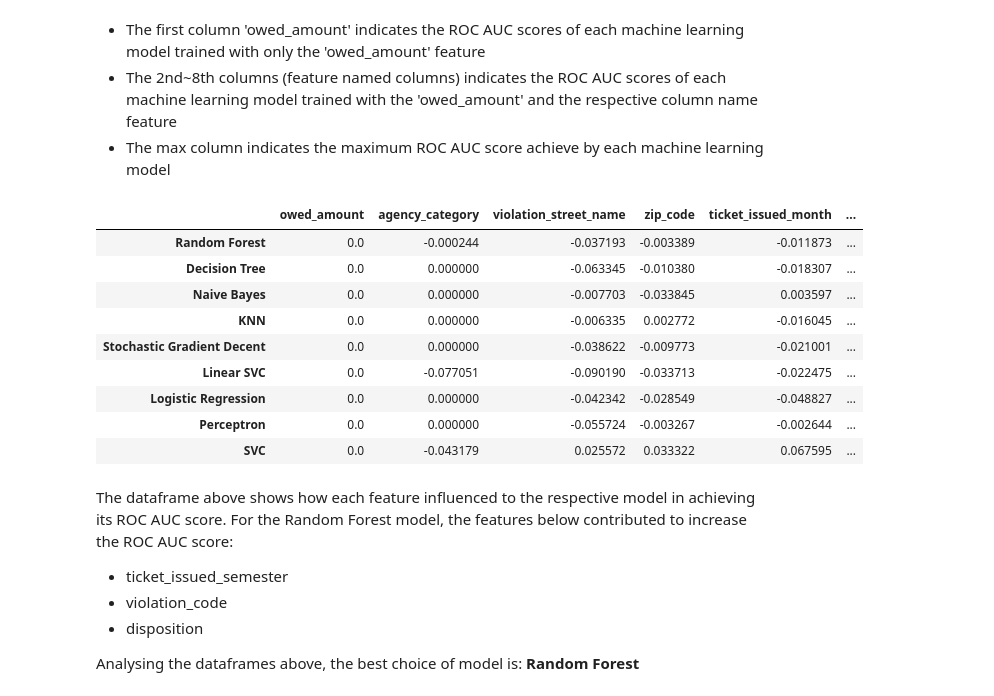
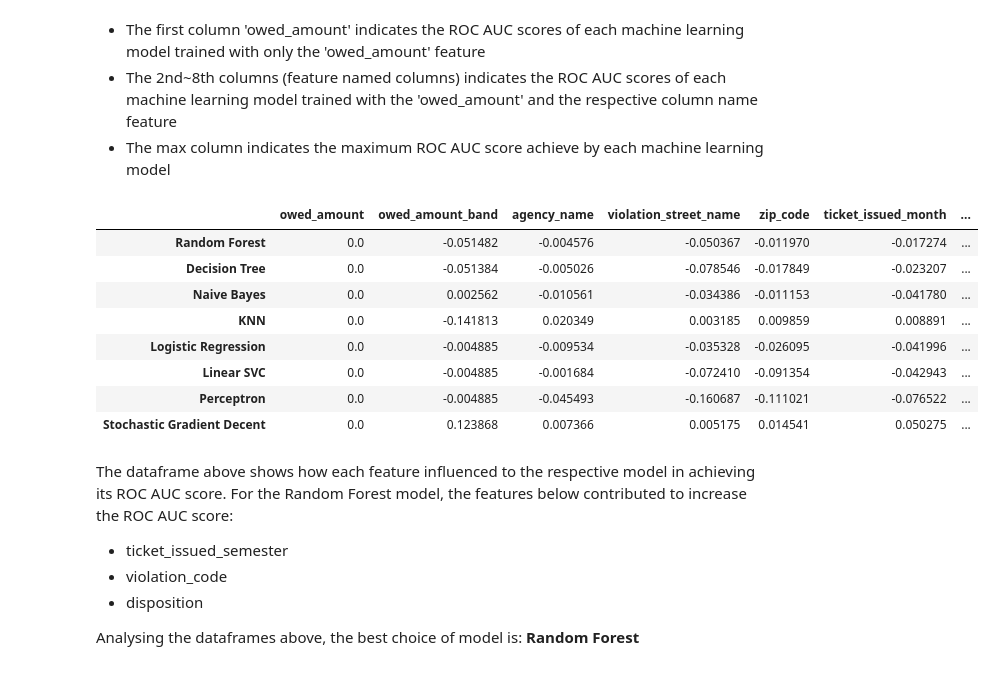
Before and after one commit to henriqueumeda/Property-Maintenance-Blight-Ticket-Fines, a Jupyter notebook: Property Maintenance Blight Ticket Fines.ipynb, the cells around one changed output. Drawn from its saved outputs; the diff is of its cells as text; code cells hidden in the pictures.

```diff
--- a/Property Maintenance Blight Ticket Fines.ipynb
+++ b/Property Maintenance Blight Ticket Fines.ipynb
@@ -1254,0 +1579,11 @@ for key, value in cols.items():
+# %%
+# Start counting time
+start = time.perf_counter()
+
+perceptron_scores = {}
+for key, value in cols.items():
+    perceptron_scores[key] = blight_model(df_train, model=models['perceptron'], columns=value, cross_val=True)
+
+# Compute time for executing each algo
+run = time.perf_counter() - start
+print('Computational runtime of {} algorithm: {:.2f} seconds'.format('Perceptron', run))
@@ -1287,4 +1606,11 @@ def blight_SGDC_model(columns = ['owed_amount'], cross_val=False):
-# %%
-sgdc_scores = {}
-for key, value in cols.items():
-    sgdc_scores[key] = blight_SGDC_model(columns=value, cross_val=True)
+# %%
+# Start counting time
+start = time.perf_counter()
+
+sgdc_scores = {}
+for key, value in cols.items():
+    sgdc_scores[key] = blight_model(df_train, model=models['sgdc'], columns=value, cross_val=True)
+
+# Compute time for executing each algo
+run = time.perf_counter() - start
+print('Computational runtime of {} algorithm: {:.2f} seconds'.format('SGDC', run))
@@ -1315,14 +1645,14 @@ cols
 # %%
-index=['Logistic Regression', 'SVC', 'Linear SVC', 'Decision Tree',
+index=['Logistic Regression', 'Linear SVC', 'Decision Tree',
        'Random Forest', 'KNN', 'Naive Bayes', 'Perceptron', 'Stochastic Gradient Decent']
 
-models = pd.DataFrame([logistic_scores, svc_scores, linear_svc_scores, dt_scores,
+df_models = pd.DataFrame([logistic_scores, linear_svc_scores, dt_scores,
               rf_scores, knn_scores, naive_bayes_scores, perceptron_scores, sgdc_scores])
-models.index = index
-models['max'] = models[models.columns].max(axis=1)
-models = models.sort_values(by='max', ascending=False)
+df_models.index = index
+df_models['max'] = df_models[df_models.columns].max(axis=1)
+df_models = df_models.sort_values(by='max', ascending=False)
 
-column_names = ['owed_amount'] + [lista[1] for lista in list(cols.values())[1:]] + ['max']
-models.columns = column_names
-models
+column_names = ['owed_amount', 'owed_amount_band'] + [lista[1] for lista in list(cols.values())[2:]] + ['max']
+df_models.columns = column_names
+df_models
 # %% [output]
@@ -1341,20 +1670,19 @@ models
 * The 2nd~8th columns (feature named columns) indicates the ROC AUC scores of each machine learning model trained with the 'owed_amount' and the respective column name feature
 * The max column indicates the maximum ROC AUC score achieve by each machine learning model
 # %%
-models_features_influences = models.apply(lambda x: x - models['owed_amount'])
+models_features_influences = df_models.apply(lambda x: x - df_models['owed_amount'])
 models_features_influences.columns = column_names
 models_features_influences
 # %% [output]
-|  | owed_amount | agency_category | violation_street_name | zip_code | ticket_issued_month | ... |
-| Random Forest | 0.0 | -0.000244 | -0.037193 | -0.003389 | -0.011873 | ... |
-| Decision Tree | 0.0 | 0.000000 | -0.063345 | -0.010380 | -0.018307 | ... |
-| Naive Bayes | 0.0 | 0.000000 | -0.007703 | -0.033845 | 0.003597 | ... |
-| KNN | 0.0 | 0.000000 | -0.006335 | 0.002772 | -0.016045 | ... |
-| Stochastic Gradient Decent | 0.0 | 0.000000 | -0.038622 | -0.009773 | -0.021001 | ... |
-| Linear SVC | 0.0 | -0.077051 | -0.090190 | -0.033713 | -0.022475 | ... |
-| Logistic Regression | 0.0 | 0.000000 | -0.042342 | -0.028549 | -0.048827 | ... |
-| Perceptron | 0.0 | 0.000000 | -0.055724 | -0.003267 | -0.002644 | ... |
-| SVC | 0.0 | -0.043179 | 0.025572 | 0.033322 | 0.067595 | ... |
+|  | owed_amount | owed_amount_band | agency_name | violation_street_name | zip_code | ticket_issued_month | ... |
+| Random Forest | 0.0 | -0.051482 | -0.004576 | -0.050367 | -0.011970 | -0.017274 | ... |
+| Decision Tree | 0.0 | -0.051384 | -0.005026 | -0.078546 | -0.017849 | -0.023207 | ... |
+| Naive Bayes | 0.0 | 0.002562 | -0.010561 | -0.034386 | -0.011153 | -0.041780 | ... |
+| KNN | 0.0 | -0.141813 | 0.020349 | 0.003185 | 0.009859 | 0.008891 | ... |
+| Logistic Regression | 0.0 | -0.004885 | -0.009534 | -0.035328 | -0.026095 | -0.041996 | ... |
+| Linear SVC | 0.0 | -0.004885 | -0.001684 | -0.072410 | -0.091354 | -0.042943 | ... |
+| Perceptron | 0.0 | -0.004885 | -0.045493 | -0.160687 | -0.111021 | -0.076522 | ... |
+| Stochastic Gradient Decent | 0.0 | 0.123868 | 0.007366 | 0.005175 | 0.014541 | 0.050275 | ... |
 # %% [markdown]
 The dataframe above shows how each feature influenced to the respective model in achieving its ROC AUC score. For the Random Forest model, the features below contributed to increase the ROC AUC score:
 * ticket_issued_semester
```
Also changed, not shown: parts of 156 cells of this notebook, 15 other files.
